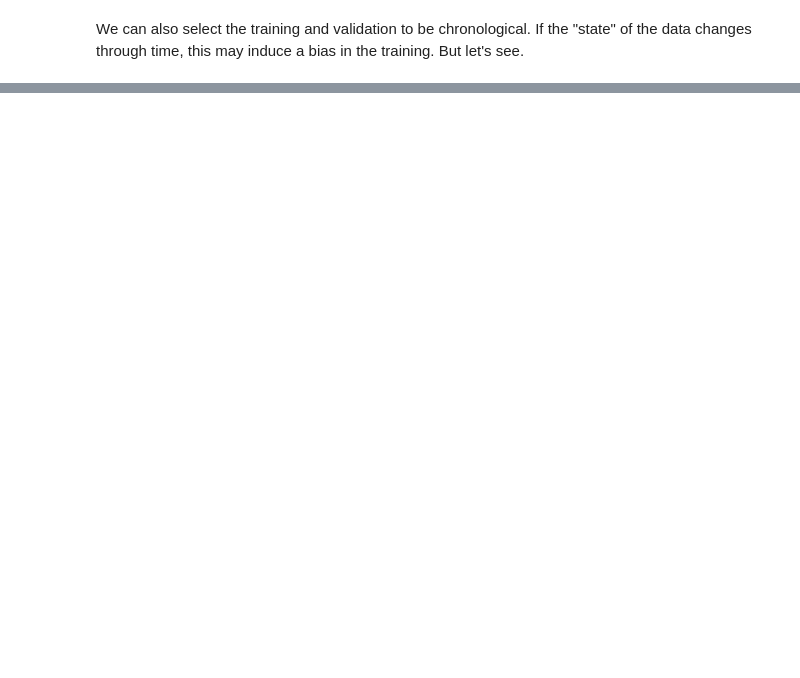
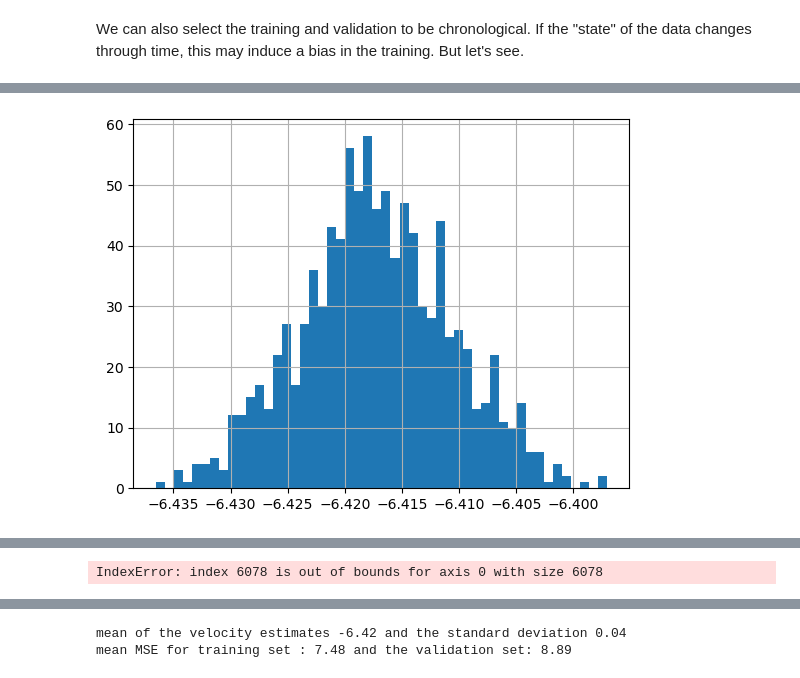
Before and after one commit to zomungGITHUB/MLGeo-2023, a Jupyter notebook: tutorials/Chap_2.5_Resampling/mlgeo_2.5_resampling.ipynb, the cells around one changed output, grey strips where cells are left out. Saved outputs shown, nothing was run; the diff lists cells and outputs as text; code cells hidden in the pictures; blank space fills up the shorter version.

```diff
--- a/tutorials/Chap_2.5_Resampling/mlgeo_2.5_resampling.ipynb
+++ b/tutorials/Chap_2.5_Resampling/mlgeo_2.5_resampling.ipynb
@@ -231,28 +286,7 @@ For reproducible results, you can select a fixed ``random_state=int`` to be kept
-# %%
-from sklearn.utils import resample
-k=1000
-vel = np.zeros(k) # initalize a vector to store the regression values
-mse = np.zeros(k)
-r2s = np.zeros(k)
-i=0
-for iik in range(k):
-    ii = resample(np.arange(len(E)),replace=True,n_samples=len(E))# new indices
-    E_b, t_b = E[ii], t[ii]
-    # now fit the data on the training set.
-    regr = LinearRegression()
-    regr_val = LinearRegression()
-    # Fit on training data:
-    regr.fit(t_b,E_b)
-    Epred=regr.predict(t)
-
-    # The coefficients
-    vel[i]= regr.coef_[0][0]
-    i+=1
-
-# the data shows cleary a trend, so the predictions of the trends are close to each other:
-print("mean of the velocity estimates %f4.2 and the standard deviation %f4.2"%(np.mean(vel),np.std(vel)))
 # %%
-plt.hist(vel,50)
+plt.hist(vel,50);plt.grid(True);plt.show()
+# %% [output]
+[figure, added]
 # %% [markdown]
 ## 4. Leave One Out Cross Validation
 
@@ -269,33 +303,34 @@ from sklearn.model_selection import LeaveOneOut
 loo = LeaveOneOut()
 
 vel = np.zeros(len(E)) # initalize a vector to store the regression values
-mse = np.zeros(len(E))
+mse_train = np.zeros(len(E)-1)
+mse_val = np.zeros(len(E))
 r2s = np.zeros(len(E))
 i=0
-for train, test in loo.split(E):
+for train_index, test_index in loo.split(E):
     E_train, E_val = E[train_index], E[val_index]
     t_train, t_val = t[train_index], t[val_index]
     # now fit the data on the training set.
     regr = LinearRegression()
-    regr_val = LinearRegression()
     # Fit on training data:
     regr.fit(t_train,E_train)
-    # Fit on validation data:
-    regr_val.fit(t_val,E_val)
     # We will first predict the fit:
-    Epred=regr.predict(t)
-    Epred_val=regr_val.predict(t)
+    Epred_train=regr.predict(t_train)
+    Epred_val=regr.predict(t_val)
 
     # The coefficients
     vel[i]= regr.coef_[0][0]
-    mse[i]= mean_squared_error(Epred, Epred_val)
-    r2s[i]=r2_score(Epred, Epred_val)
+    mse_train[i]= mean_squared_error(E_train, Epred_train)
+    mse_val[i]= mean_squared_error(E_val, Epred_val)
+    r2s[i]=r2_score(E_val, Epred_val)
     i+=1
 
 # the data shows cleary a trend, so the predictions of the trends are close to each other:
 print("mean of the velocity estimates %f4.2 and the standard deviation %f4.2"%(np.mean(vel),np.std(vel)))
 # the test error is the average of the mean-square-errors
 print("CV = %f4.2"%(np.mean(mse)))
+# %% [output]
+IndexError: index 6078 is out of bounds for axis 0 with size 6078
 # %% [markdown]
 ## 5. K-fold cross validation
 
@@ -306,34 +341,38 @@ Designed to reduce the computational cost of LOOCV. Randomly devide over <i>k</i
 </div>
 # %%
 from sklearn.model_selection import KFold
+
+# let's try on 10-folds, 10 adjacent split of the data.
 k=10
 kf = KFold(n_splits=k)
 
 vel = np.zeros(k) # initalize a vector to store the regression values
-mse = np.zeros(k)
+mse_train = np.zeros(k)
+mse_val = np.zeros(k)
 r2s = np.zeros(k)
 i=0
-for train, test in kf.split(E):
+for train_index, val_index in kf.split(E):
     E_train, E_val = E[train_index], E[val_index]
     t_train, t_val = t[train_index], t[val_index]
     # now fit the data on the training set.
     regr = LinearRegression()
-    regr_val = LinearRegression()
     # Fit on training data:
     regr.fit(t_train,E_train)
-    # Fit on validation data:
-    regr_val.fit(t_val,E_val)
     # We will first predict the fit:
-    Epred=regr.predict(t)
-    Epred_val=regr_val.predict(t)
+    Epred_train=regr.predict(t_train)
+    Epred_val=regr.predict(t_val)
 
     # The coefficients
     vel[i]= regr.coef_[0][0]
-    mse[i]= mean_squared_error(Epred, Epred_val)
-    r2s[i]=r2_score(Epred, Epred_val)
+    mse_val[i]= mean_squared_error(E_val, Epred_val)
+    mse_train[i]= mean_squared_error(E_train, Epred_train)
+    r2s[i]=r2_score(E_train, Epred_train)
     i+=1
 
 # the data shows cleary a trend, so the predictions of the trends are close to each other:
-print("mean of the velocity estimates %f4.2 and the standard deviation %f4.2"%(np.mean(vel),np.std(vel)))
+print("mean of the velocity estimates %4.2f and the standard deviation %4.2f"%(np.mean(vel),np.std(vel)))
 # the test error is the average of the mean-square-errors
-print("CV = %f4.2"%(np.mean(mse)))
+print("mean MSE for training set : %4.2f and the validation set: %4.2f"%(np.mean(mse_train),np.mean(mse_val)))
+# %% [output]
+mean of the velocity estimates -6.42 and the standard deviation 0.04
+mean MSE for training set : 7.48 and the validation set: 8.89
```
Also changed, not shown: parts of 12 cells of this notebook.
